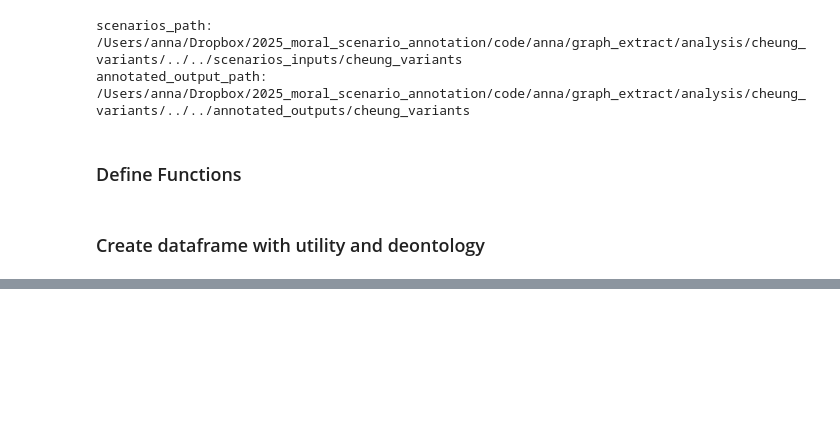
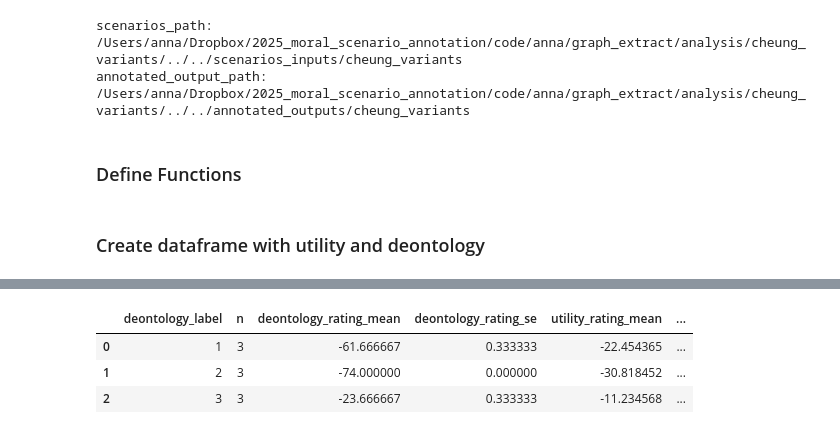
Before and after one commit to AIObjectives/graph_extract, a Jupyter notebook: analysis/cheung_variants/validate_annotation.ipynb, the cells around one changed output, grey strips where cells are left out. Saved outputs shown, nothing was run; the diff lists cells and outputs as text; code cells hidden in the pictures; blank space fills up the shorter version.

```diff
--- a/analysis/cheung_variants/validate_annotation.ipynb
+++ b/analysis/cheung_variants/validate_annotation.ipynb
@@ -270,3 +270,10 @@ summary_by_deontology, summary_by_utility
+# %%
+summary_by_deontology
+# %% [output]
+|  | deontology_label | n | deontology_rating_mean | deontology_rating_se | utility_rating_mean | ... |
+| 0 | 1 | 3 | -61.666667 | 0.333333 | -22.454365 | ... |
+| 1 | 2 | 3 | -74.000000 | 0.000000 | -30.818452 | ... |
+| 2 | 3 | 3 | -23.666667 | 0.333333 | -11.234568 | ... |
 # %%
 
 # Ensure numeric
```
Also changed, not shown: parts of 4 cells of this notebook.
